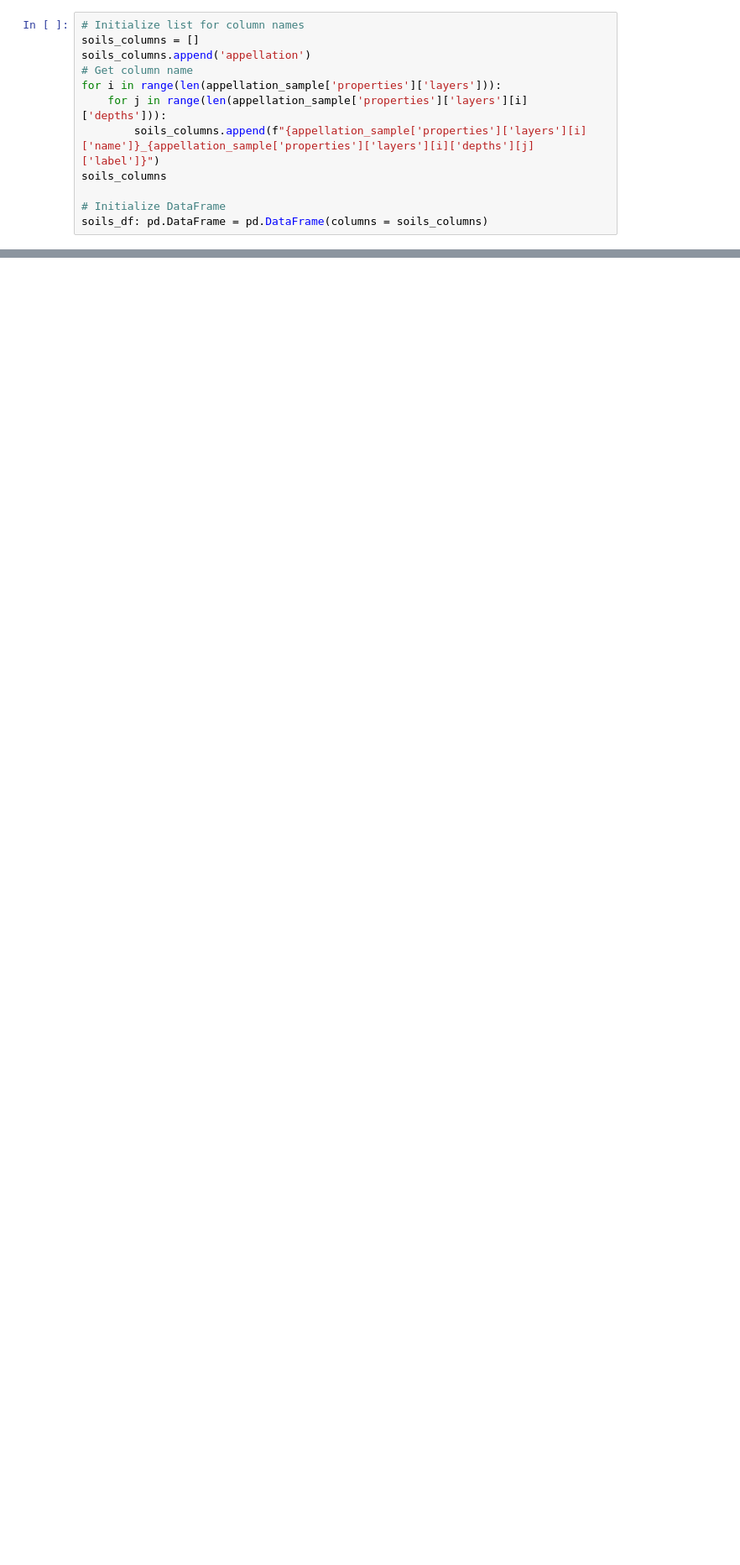
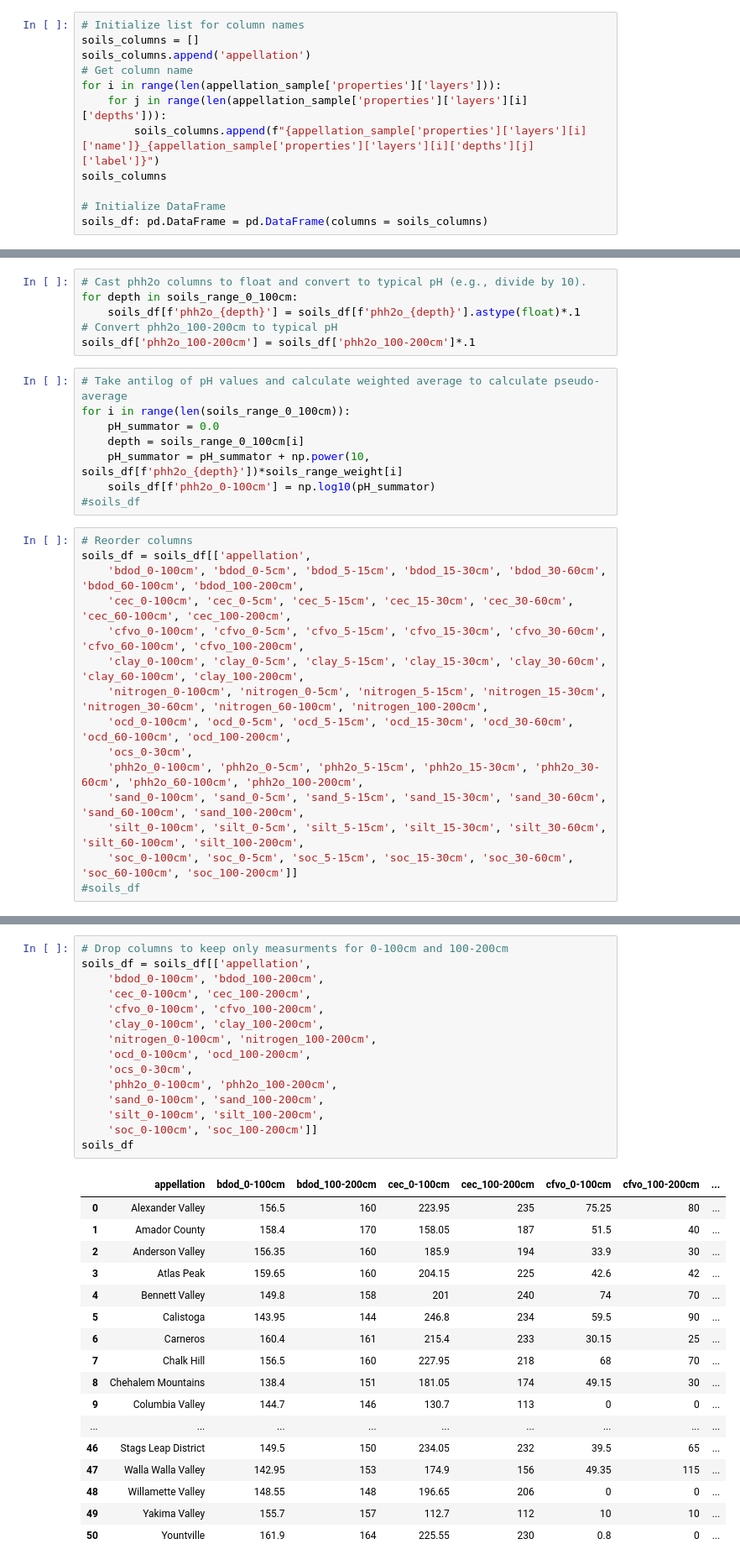
Before and after one commit to ndxn/Partners-in-Wine, a Jupyter notebook: Wine_soil.ipynb, the cells around one changed output, grey strips where cells are left out. Shown at 84% size. Cells and saved outputs as stored; diff of their text form; blank space fills up the shorter version.

Commit message:
Wine_soil.ipynb now creates updated DF of geo data. Uploading output files

```diff
--- a/Wine_soil.ipynb
+++ b/Wine_soil.ipynb
@@ -423,0 +147,29 @@ appellation_soil_json['properties']['layers'][1]['depths']
+# %%
+# Cast phh2o columns to float and convert to typical pH (e.g., divide by 10).
+for depth in soils_range_0_100cm:
+    soils_df[f'phh2o_{depth}'] = soils_df[f'phh2o_{depth}'].astype(float)*.1
+# Convert phh2o_100-200cm to typical pH
+soils_df['phh2o_100-200cm'] = soils_df['phh2o_100-200cm']*.1
+# %%
+# Take antilog of pH values and calculate weighted average to calculate pseudo-average
+for i in range(len(soils_range_0_100cm)):
+    pH_summator = 0.0
+    depth = soils_range_0_100cm[i]
+    pH_summator = pH_summator + np.power(10, soils_df[f'phh2o_{depth}'])*soils_range_weight[i]
+    soils_df[f'phh2o_0-100cm'] = np.log10(pH_summator)
+#soils_df
+# %%
+# Reorder columns
+soils_df = soils_df[['appellation',
+    'bdod_0-100cm', 'bdod_0-5cm', 'bdod_5-15cm', 'bdod_15-30cm', 'bdod_30-60cm', 'bdod_60-100cm', 'bdod_100-200cm',
+    'cec_0-100cm', 'cec_0-5cm', 'cec_5-15cm', 'cec_15-30cm', 'cec_30-60cm', 'cec_60-100cm', 'cec_100-200cm',
+    'cfvo_0-100cm', 'cfvo_0-5cm', 'cfvo_5-15cm', 'cfvo_15-30cm', 'cfvo_30-60cm', 'cfvo_60-100cm', 'cfvo_100-200cm',
+    'clay_0-100cm', 'clay_0-5cm', 'clay_5-15cm', 'clay_15-30cm', 'clay_30-60cm', 'clay_60-100cm', 'clay_100-200cm',
+    'nitrogen_0-100cm', 'nitrogen_0-5cm', 'nitrogen_5-15cm', 'nitrogen_15-30cm', 'nitrogen_30-60cm', 'nitrogen_60-100cm', 'nitrogen_100-200cm',
+    'ocd_0-100cm', 'ocd_0-5cm', 'ocd_5-15cm', 'ocd_15-30cm', 'ocd_30-60cm', 'ocd_60-100cm', 'ocd_100-200cm',
+    'ocs_0-30cm',
+    'phh2o_0-100cm', 'phh2o_0-5cm', 'phh2o_5-15cm', 'phh2o_15-30cm', 'phh2o_30-60cm', 'phh2o_60-100cm', 'phh2o_100-200cm',
+    'sand_0-100cm', 'sand_0-5cm', 'sand_5-15cm', 'sand_15-30cm', 'sand_30-60cm', 'sand_60-100cm', 'sand_100-200cm',
+    'silt_0-100cm', 'silt_0-5cm', 'silt_5-15cm', 'silt_15-30cm', 'silt_30-60cm', 'silt_60-100cm', 'silt_100-200cm',
+    'soc_0-100cm', 'soc_0-5cm', 'soc_5-15cm', 'soc_15-30cm', 'soc_30-60cm', 'soc_60-100cm', 'soc_100-200cm']]
+#soils_df
@@ -423,0 +179,33 @@ appellation_soil_json['properties']['layers'][1]['depths']
+# %%
+# Drop columns to keep only measurments for 0-100cm and 100-200cm
+soils_df = soils_df[['appellation',
+    'bdod_0-100cm', 'bdod_100-200cm',
+    'cec_0-100cm', 'cec_100-200cm',
+    'cfvo_0-100cm', 'cfvo_100-200cm',
+    'clay_0-100cm', 'clay_100-200cm',
+    'nitrogen_0-100cm', 'nitrogen_100-200cm',
+    'ocd_0-100cm', 'ocd_100-200cm',
+    'ocs_0-30cm',
+    'phh2o_0-100cm', 'phh2o_100-200cm',
+    'sand_0-100cm', 'sand_100-200cm',
+    'silt_0-100cm', 'silt_100-200cm',
+    'soc_0-100cm', 'soc_100-200cm']]
+soils_df
+# %% [output]
+|  | appellation | bdod_0-100cm | bdod_100-200cm | cec_0-100cm | cec_100-200cm | cfvo_0-100cm | cfvo_100-200cm | ... |
+| 0 | Alexander Valley | 156.5 | 160 | 223.95 | 235 | 75.25 | 80 | ... |
+| 1 | Amador County | 158.4 | 170 | 158.05 | 187 | 51.5 | 40 | ... |
+| 2 | Anderson Valley | 156.35 | 160 | 185.9 | 194 | 33.9 | 30 | ... |
+| 3 | Atlas Peak | 159.65 | 160 | 204.15 | 225 | 42.6 | 42 | ... |
+| 4 | Bennett Valley | 149.8 | 158 | 201 | 240 | 74 | 70 | ... |
+| 5 | Calistoga | 143.95 | 144 | 246.8 | 234 | 59.5 | 90 | ... |
+| 6 | Carneros | 160.4 | 161 | 215.4 | 233 | 30.15 | 25 | ... |
+| 7 | Chalk Hill | 156.5 | 160 | 227.95 | 218 | 68 | 70 | ... |
+| 8 | Chehalem Mountains | 138.4 | 151 | 181.05 | 174 | 49.15 | 30 | ... |
+| 9 | Columbia Valley | 144.7 | 146 | 130.7 | 113 | 0 | 0 | ... |
+| ... | ... | ... | ... | ... | ... | ... | ... | ... |
+| 46 | Stags Leap District | 149.5 | 150 | 234.05 | 232 | 39.5 | 65 | ... |
+| 47 | Walla Walla Valley | 142.95 | 153 | 174.9 | 156 | 49.35 | 115 | ... |
+| 48 | Willamette Valley | 148.55 | 148 | 196.65 | 206 | 0 | 0 | ... |
+| 49 | Yakima Valley | 155.7 | 157 | 112.7 | 112 | 10 | 10 | ... |
+| 50 | Yountville | 161.9 | 164 | 225.55 | 230 | 0.8 | 0 | ... |
```
Also changed, not shown: parts of 50 cells of this notebook, 4 other files.
